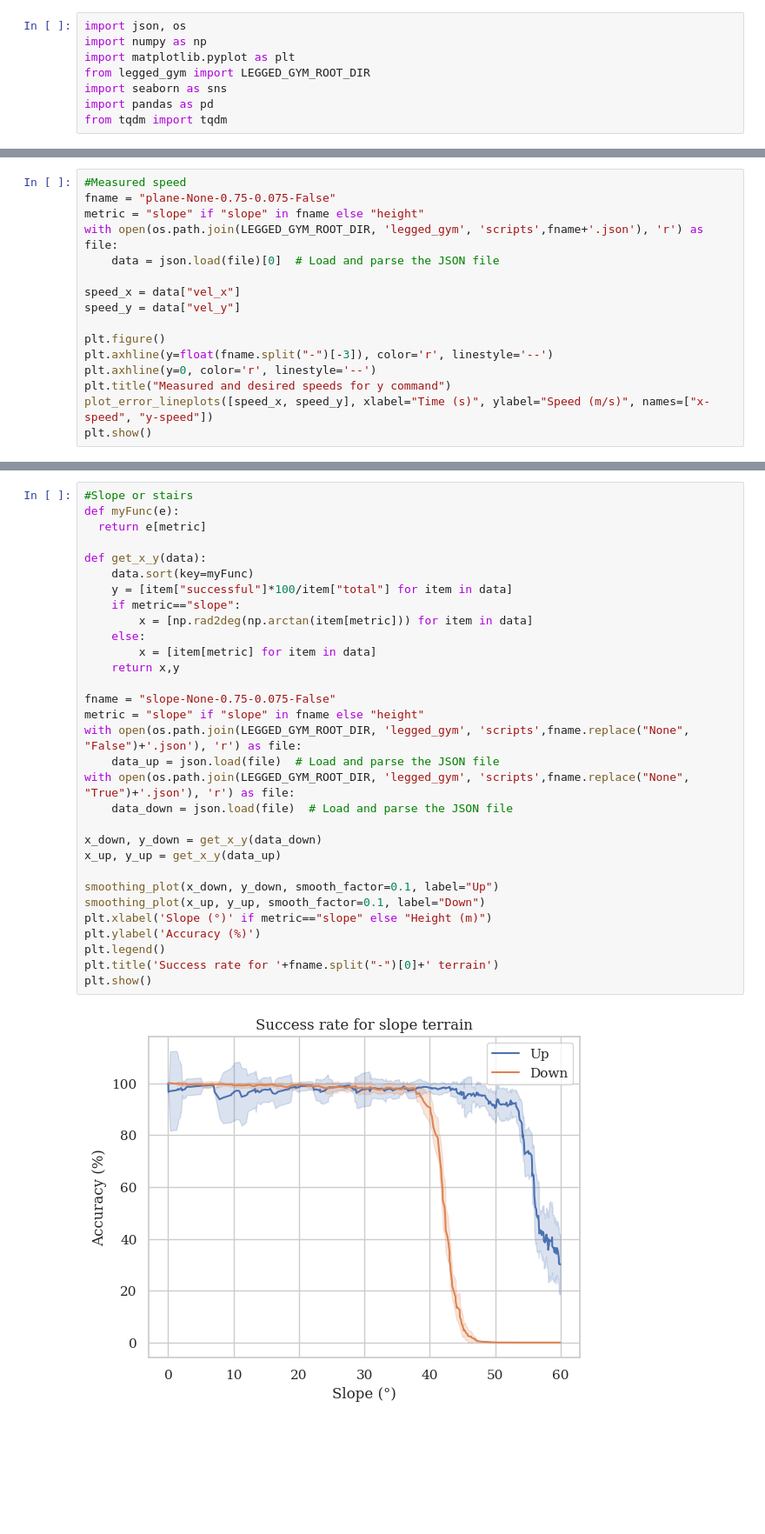
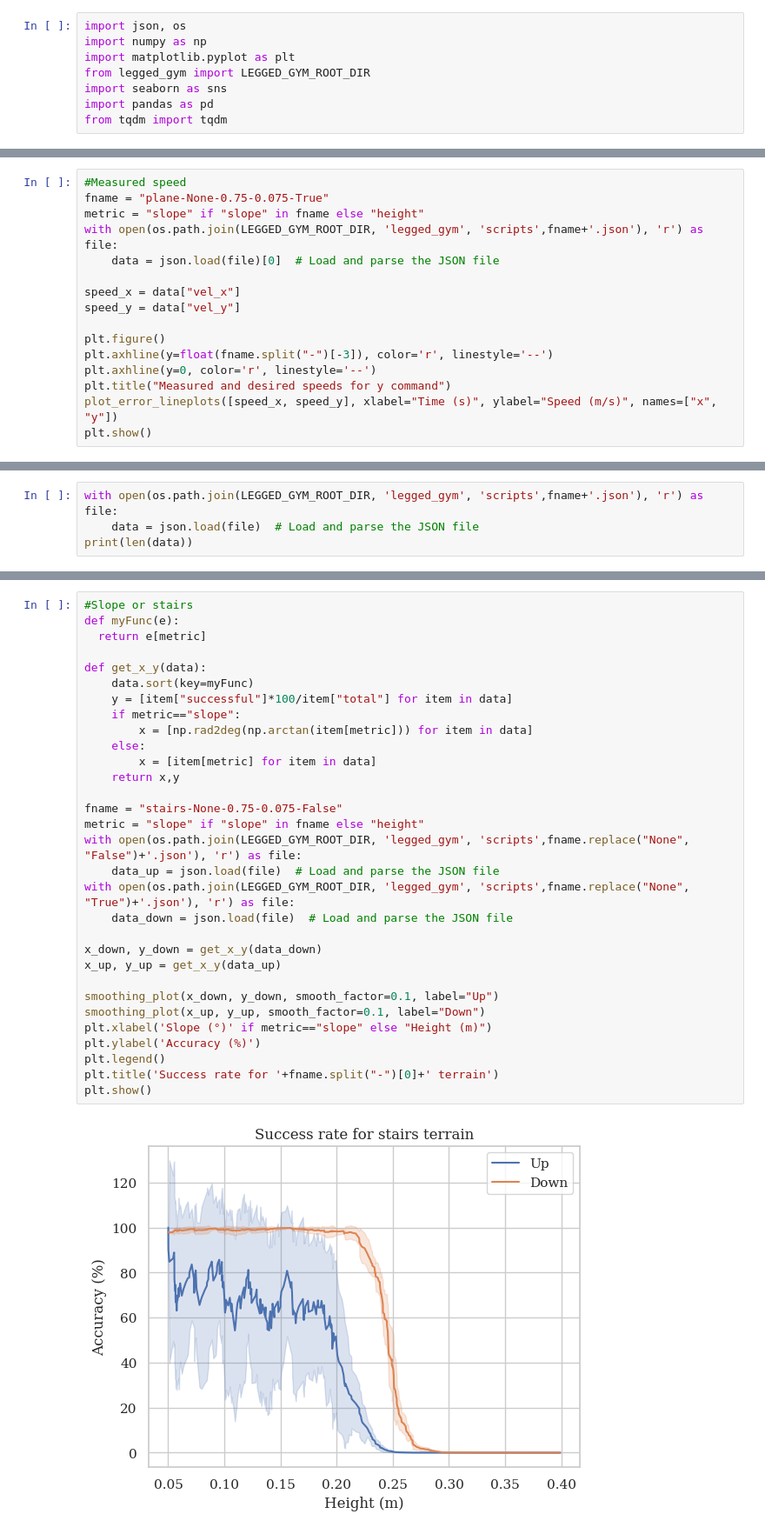
Before and after one commit to JansSolanoVega/legged_gym, a Jupyter notebook: legged_gym/scripts/analysis/plots.ipynb, the cells around one changed output, grey strips where cells are left out. Shown at 87% size. Saved outputs shown, nothing was run; the diff lists cells and outputs as text; blank space fills up the shorter version.

```diff
--- a/legged_gym/scripts/analysis/plots.ipynb
+++ b/legged_gym/scripts/analysis/plots.ipynb
@@ -56,7 +56,7 @@ def smoothing_plot(x, y, smooth_factor=0.6, window_size = 10, label=None):
     plt.fill_between(x, smoothed_y - y_std, smoothed_y + y_std, color=plot_color, alpha=0.2)
 # %%
 #Measured speed
-fname = "plane-None-0.75-0.075-False"
+fname = "plane-None-0.75-0.075-True"
 metric = "slope" if "slope" in fname else "height"
 with open(os.path.join(LEGGED_GYM_ROOT_DIR, 'legged_gym', 'scripts',fname+'.json'), 'r') as file:
     data = json.load(file)[0]  # Load and parse the JSON file
@@ -68,6 +68,6 @@ plt.figure()
 plt.axhline(y=float(fname.split("-")[-3]), color='r', linestyle='--')
 plt.axhline(y=0, color='r', linestyle='--')
 plt.title("Measured and desired speeds for y command")
-plot_error_lineplots([speed_x, speed_y], xlabel="Time (s)", ylabel="Speed (m/s)", names=["x-speed", "y-speed"])
+plot_error_lineplots([speed_x, speed_y], xlabel="Time (s)", ylabel="Speed (m/s)", names=["x", "y"])
 plt.show()
 # %% [output]
@@ -74,0 +75,4 @@ plt.show()
+# %%
+with open(os.path.join(LEGGED_GYM_ROOT_DIR, 'legged_gym', 'scripts',fname+'.json'), 'r') as file:
+    data = json.load(file)  # Load and parse the JSON file
+print(len(data))
@@ -97,32 +103,32 @@ plt.show()
 #Slope or stairs
 def myFunc(e):
   return e[metric]
 
 def get_x_y(data):
     data.sort(key=myFunc)
     y = [item["successful"]*100/item["total"] for item in data]
     if metric=="slope":
         x = [np.rad2deg(np.arctan(item[metric])) for item in data]
     else:
         x = [item[metric] for item in data]
     return x,y
 
-fname = "slope-None-0.75-0.075-False"
+fname = "stairs-None-0.75-0.075-False"
 metric = "slope" if "slope" in fname else "height"
 with open(os.path.join(LEGGED_GYM_ROOT_DIR, 'legged_gym', 'scripts',fname.replace("None", "False")+'.json'), 'r') as file:
     data_up = json.load(file)  # Load and parse the JSON file
 with open(os.path.join(LEGGED_GYM_ROOT_DIR, 'legged_gym', 'scripts',fname.replace("None", "True")+'.json'), 'r') as file:
     data_down = json.load(file)  # Load and parse the JSON file
 
 x_down, y_down = get_x_y(data_down)
 x_up, y_up = get_x_y(data_up)
 
 smoothing_plot(x_down, y_down, smooth_factor=0.1, label="Up")
 smoothing_plot(x_up, y_up, smooth_factor=0.1, label="Down")
 plt.xlabel('Slope (°)' if metric=="slope" else "Height (m)")
 plt.ylabel('Accuracy (%)')
 plt.legend()
 plt.title('Success rate for '+fname.split("-")[0]+' terrain')
 plt.show()
 # %% [output]
-[figure, old version]
+[figure, new version]
```
Also changed, not shown: parts of 15 cells of this notebook, 10 other files.
